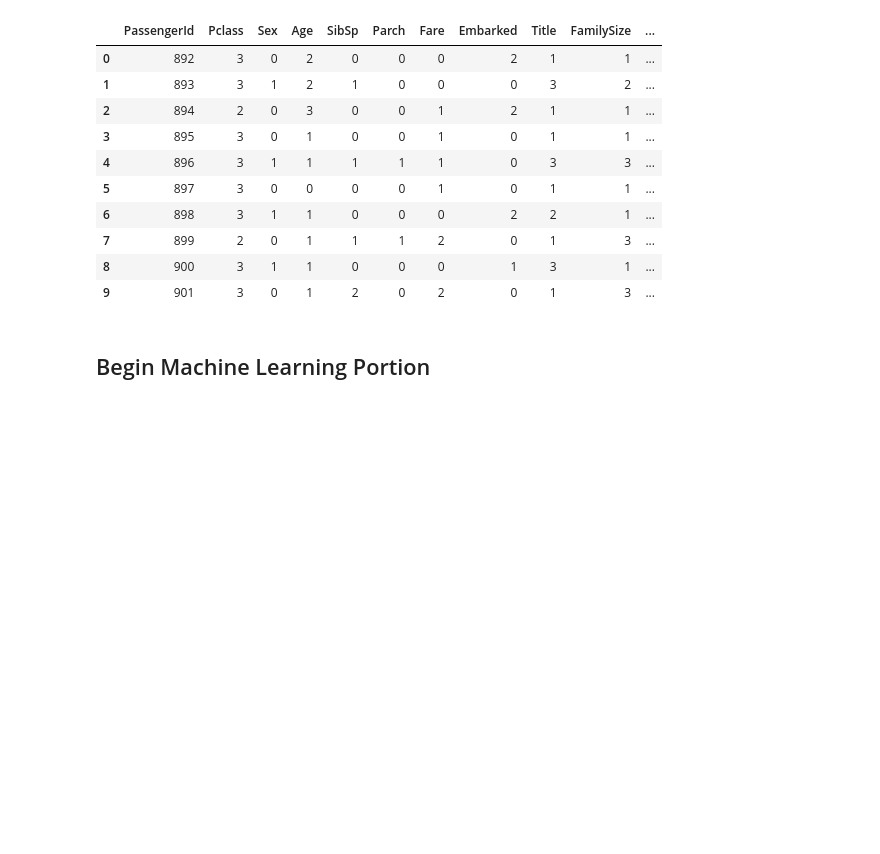
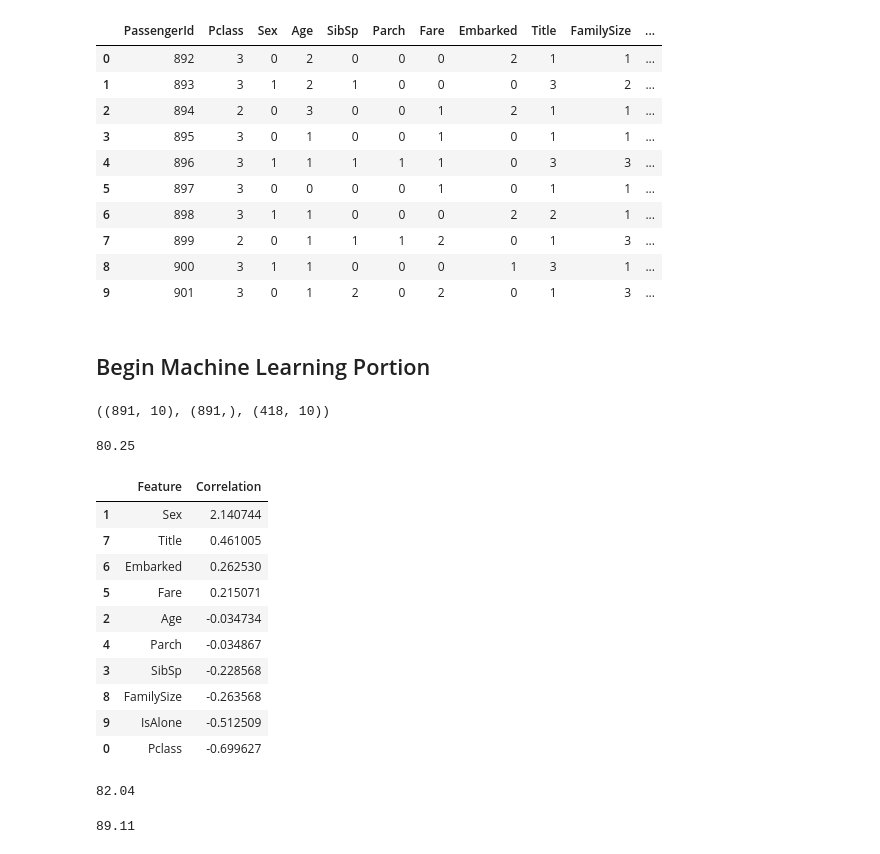
Before and after one commit to AndrewstheBuilder/DeepLearning, a Jupyter notebook: TitanicKaggleChallenge_Blog.ipynb, the cells around one changed output. Saved outputs shown, nothing was run; the diff lists cells and outputs as text; code cells hidden in the pictures; blank space fills up the shorter version.

```diff
--- a/TitanicKaggleChallenge_Blog.ipynb
+++ b/TitanicKaggleChallenge_Blog.ipynb
@@ -695,3 +695,77 @@ from sklearn.naive_bayes import GaussianNB
 from sklearn.linear_model import Perceptron
 from sklearn.linear_model import SGDClassifier
 from sklearn.tree import DecisionTreeClassifier
+# %%
+# We are ready to start training a model
+# We are performing supervised learning because we are training it on our dataset
+# And we are doing Classification and Regression
+
+X_train = train_df.drop("Survived", axis=1)
+Y_train = train_df["Survived"]
+X_test  = test_df.drop("PassengerId", axis=1).copy()
+X_train.shape, Y_train.shape, X_test.shape
+# %% [output]
+((891, 10), (891,), (418, 10))
+# %%
+# Logistic Regression
+# Explain how it works
+# We have an equation like sigmoid(Wx + b) where we are trying to learn W(W is the coefficient) and b
+# the sigmoid equation + a threshold for making the output either 0 or 1.
+# The coefficient shows how its related to the value we are trying to predict.
+  # Its the linear relationship. How changing a variable(W) can affect its output. W1x1 + w2x2 +...
+  # W shows how much changing to change the input by to get the correct output
+
+logreg = LogisticRegression()
+logreg.fit(X_train, Y_train)
+Y_pred = logreg.predict(X_test)
+acc_log = round(logreg.score(X_train, Y_train) * 100, 2)
+acc_log
+# logreg.coef_
+# %% [output]
+80.25
+# %%
+# Statistics using the coefficient from Logistic Regression
+# This shows the correlation of the features to survived
+# A positive correlation means as that feature increases the value of survived
+# increases as well.
+
+coeff_df = pd.DataFrame(train_df.columns.delete(0))
+coeff_df.columns = ['Feature']
+coeff_df["Correlation"] = pd.Series(logreg.coef_[0])
+coeff_df.sort_values(by='Correlation', ascending=False)
+# %% [output]
+|  | Feature | Correlation |
+| 1 | Sex | 2.140744 |
+| 7 | Title | 0.461005 |
+| 6 | Embarked | 0.262530 |
+| 5 | Fare | 0.215071 |
+| 2 | Age | -0.034734 |
+| 4 | Parch | -0.034867 |
+| 3 | SibSp | -0.228568 |
+| 8 | FamilySize | -0.263568 |
+| 9 | IsAlone | -0.512509 |
+| 0 | Pclass | -0.699627 |
+# %%
+# Support Vector Machines
+# We are trying to find the line of best fit between the two classes.
+# We are trying to find the line in between the two closest nodes (closest in relation to the other class) of the two classes
+
+svc = SVC()
+svc.fit(X_train, Y_train)
+Y_pred = svc.predict(X_test)
+acc_svc = round(svc.score(X_train, Y_train) * 100, 2)
+acc_svc
+# %% [output]
+82.04
+# %%
+# Decision Tree
+# A Decision tree starts out with a split of classes based on which split will have the most
+# information gain(for entropy calculations) and the most purity (based on gini index calculations)
+# The most information gain will be on the class with the least entropy see image above
+decision_tree = DecisionTreeClassifier()
+decision_tree.fit(X_train, Y_train)
+Y_pred = decision_tree.predict(X_test)
+acc_decision_tree = round(decision_tree.score(X_train, Y_train) * 100, 2)
+acc_decision_tree
+# %% [output]
+89.11
```
Also changed, not shown: parts of 11 cells of this notebook.
